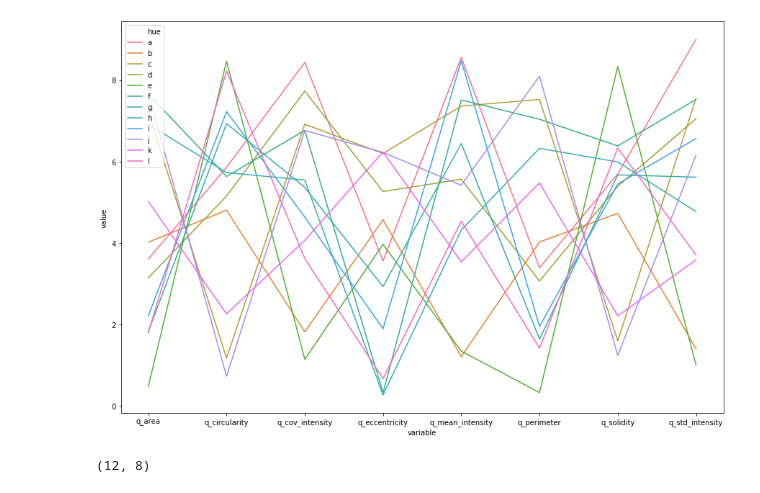
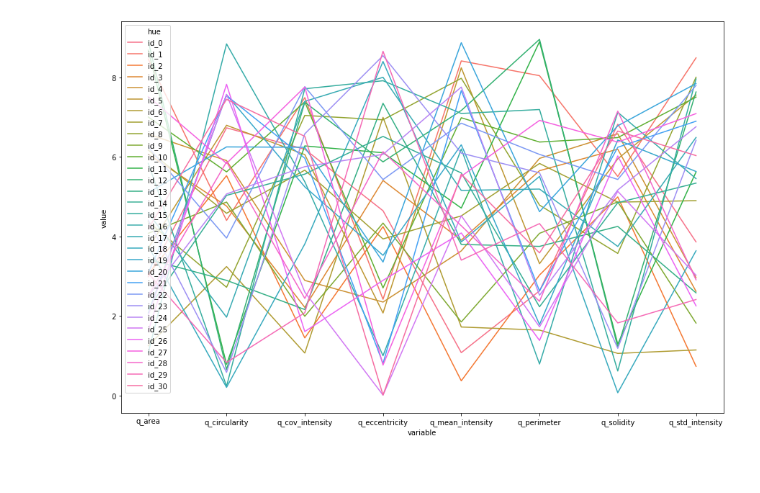
Before and after one commit to BiCroLab/WSI-analysis, a Jupyter notebook: SG/pipeline/ipynb/intensity.data2cluster.ipynb, the cells around one changed output. Saved outputs shown, nothing was run; the diff lists cells and outputs as text; code cells hidden in the pictures.

Commit message:
addition: morphology classification after covd clustering

```diff
--- a/SG/pipeline/ipynb/intensity.data2cluster.ipynb
+++ b/SG/pipeline/ipynb/intensity.data2cluster.ipynb
@@ -100,0 +202,3 @@ for c in features:
+# %%
+# Cluster the profiles with kmeans
+kmeans = KMeans(n_clusters=4, random_state=0).fit(profiles)
@@ -100,0 +210,20 @@ for c in features:
+# %%
+df_labeled.drop(columns=['clusterID12','clusterID3'],inplace=True) # drop columns
+df_labeled.rename(columns={"clusterID4": "clusterID3"},inplace=True) # rename columns
+df_labeled['clusterID3'] = df_labeled['clusterID3'].apply(str)
+# %%
+# Plot the morphology profiles by clusterID3
+dfmelted = pd.DataFrame()
+for c in set(df_labeled["clusterID3"]):
+    dfc = df_labeled[df_labeled["clusterID3"] == c][features2cluster]
+    data = pd.melt(dfc)
+    data['ID'] = 'id_'+str(c)
+    dfmelted = dfmelted.append(data)
+
+plt.figure(figsize=(15,10))
+sns.lineplot(x="variable", y="value",hue='ID',style='ID',
+             err_style = 'band',
+             data=dfmelted, ci='sd',legend='full',
+             markers=True, dashes=False)
+plt.legend(loc='upper left')
+plt.show()
@@ -239,58 +300,18 @@ plt.show()
-# %%
-# Define a pairing function to label uniquely pairs of morpho and intensity clusters
-def cantor(n,m):
-    return 0.5*(n+m)*(n+m+1)+m
-
-df_labeled = df[df["clusterID2"] != -1] # filter out unlabeled morphological clusters
-df_labeled["clusterID12"] = cantor(df_labeled["clusterID1"].apply(int),df_labeled["clusterID2"].apply(int) )
-
-#define a dictionary to rewrite the paired labels in a continuous numeric way
-dic1 = {}
-labels = set(df_labeled["clusterID12"])
-for counter, value in enumerate(list(labels)):
-    dic1[value] = counter # map cluster ID12 to an integer
-
-df_labeled['clusterID3'] = df_labeled['clusterID12'].map(dic1)
 # %%
-import string
-dic2 = {}
-for x, y in zip(range(0,len(set(df_labeled["clusterID3"]))), string.ascii_lowercase):
-    dic2[x]=y # dict from integers to char
-
 # Plot the morphology profiles by clusterID3
 dfmelted = pd.DataFrame()
 for c in set(df_labeled["clusterID3"]):
     dfc = df_labeled[df_labeled["clusterID3"] == c][['q_area','q_perimeter',
                                                       'q_solidity', 'q_eccentricity',
                                                       'q_circularity','q_mean_intensity',
                                                       'q_std_intensity', 'q_cov_intensity']]
     data = pd.melt(dfc)
-    data['hue'] = dic2[c]
+    data['hue'] = 'id_'+str(c)
     dfmelted = dfmelted.append(data)
 
 plt.figure(figsize=(15,10))
 sns.lineplot(x="variable", y="value",hue='hue', data=dfmelted, ci=None,legend='full')
 plt.legend(loc='upper left')
 plt.show()
 # %% [output]
-[figure, old version]
+[figure, new version]
-# %%
-# Characterize the morphological profile of clusterID3 by the mean of morpho features
-import numpy as np
-profiles = np.zeros((len(set(df_labeled["clusterID3"])),
-                     len(['q_area','q_perimeter',
-                          'q_solidity', 'q_eccentricity',
-                          'q_circularity','q_mean_intensity',
-                          'q_std_intensity', 'q_cov_intensity'])
-                    ))
-row = 0
-for c in set(df_labeled["clusterID3"]):
-    dfc = df_labeled[df_labeled["clusterID3"] == c][['q_area','q_perimeter',
-                                     'q_solidity', 'q_eccentricity',
-                                     'q_circularity','q_mean_intensity',
-                                     'q_std_intensity', 'q_cov_intensity']]
-    profiles[row,:] = dfc.mean().values
-    row += 1
-profiles.shape # an array of size numb_clusters X numb_morpho-features
-# %% [output]
-(12, 8)
```
Also changed, not shown: parts of 29 cells of this notebook.
